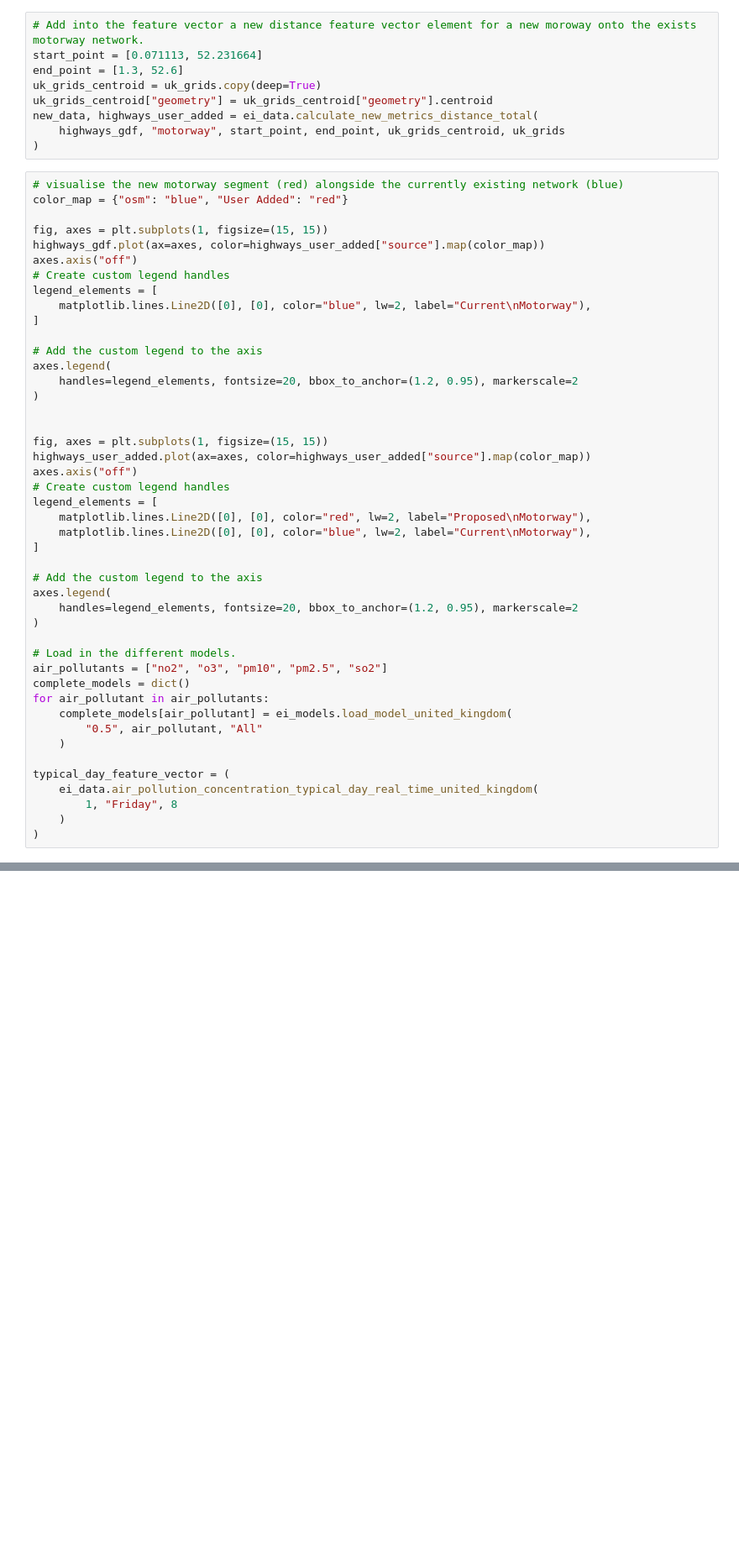
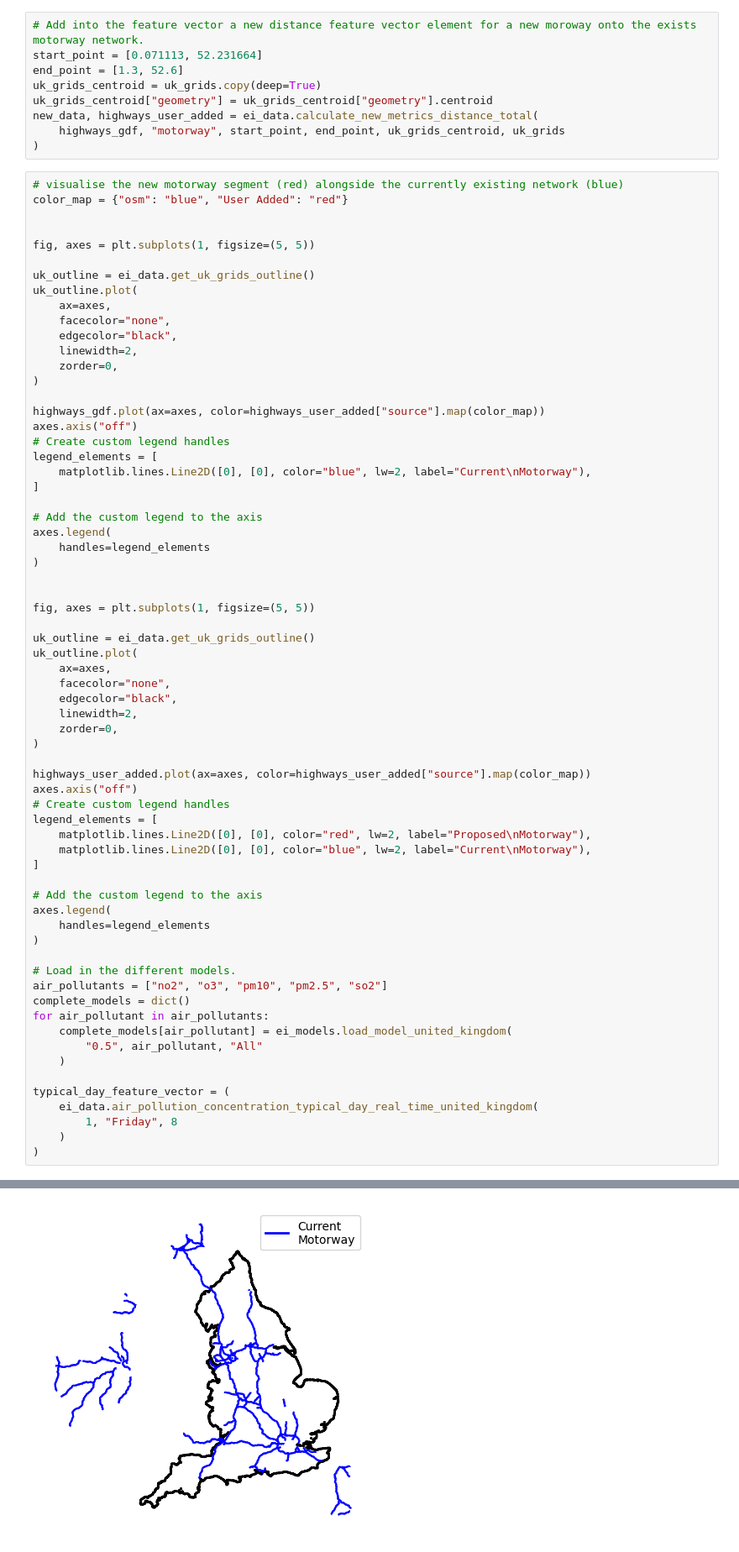
Before and after one commit to liamjberrisford/Environmental-Insights, a Jupyter notebook: book/tutorial_environmental_insights.ipynb, the cells around one changed output, grey strips where cells are left out. Shown at 84% size. Drawn from its saved outputs; the diff is of its cells as text; blank space fills up the shorter version.

```diff
--- a/book/tutorial_environmental_insights.ipynb
+++ b/book/tutorial_environmental_insights.ipynb
@@ -329,7 +498,18 @@ new_data, highways_user_added = ei_data.calculate_new_metrics_distance_total(
 # visualise the new motorway segment (red) alongside the currently existing network (blue)
 color_map = {"osm": "blue", "User Added": "red"}
 
-fig, axes = plt.subplots(1, figsize=(15, 15))
+
+fig, axes = plt.subplots(1, figsize=(5, 5))
+
+uk_outline = ei_data.get_uk_grids_outline()
+uk_outline.plot(
+    ax=axes,
+    facecolor="none",
+    edgecolor="black",
+    linewidth=2,
+    zorder=0,
+)
+
 highways_gdf.plot(ax=axes, color=highways_user_added["source"].map(color_map))
 axes.axis("off")
 # Create custom legend handles
@@ -339,11 +519,21 @@ legend_elements = [
 
 # Add the custom legend to the axis
 axes.legend(
-    handles=legend_elements, fontsize=20, bbox_to_anchor=(1.2, 0.95), markerscale=2
+    handles=legend_elements
 )
 
 
-fig, axes = plt.subplots(1, figsize=(15, 15))
+fig, axes = plt.subplots(1, figsize=(5, 5))
+
+uk_outline = ei_data.get_uk_grids_outline()
+uk_outline.plot(
+    ax=axes,
+    facecolor="none",
+    edgecolor="black",
+    linewidth=2,
+    zorder=0,
+)
+
 highways_user_added.plot(ax=axes, color=highways_user_added["source"].map(color_map))
 axes.axis("off")
 # Create custom legend handles
@@ -354,7 +544,7 @@ legend_elements = [
 
 # Add the custom legend to the axis
 axes.legend(
-    handles=legend_elements, fontsize=20, bbox_to_anchor=(1.2, 0.95), markerscale=2
+    handles=legend_elements
 )
 
 # Load in the different models.
@@ -370,3 +560,4 @@ typical_day_feature_vector = (
         1, "Friday", 8
     )
 )
+# %% [output]
@@ -372,0 +569 @@ typical_day_feature_vector = (
+[figure, added]
```
Also changed, not shown: parts of 15 cells of this notebook, 4 other files.
